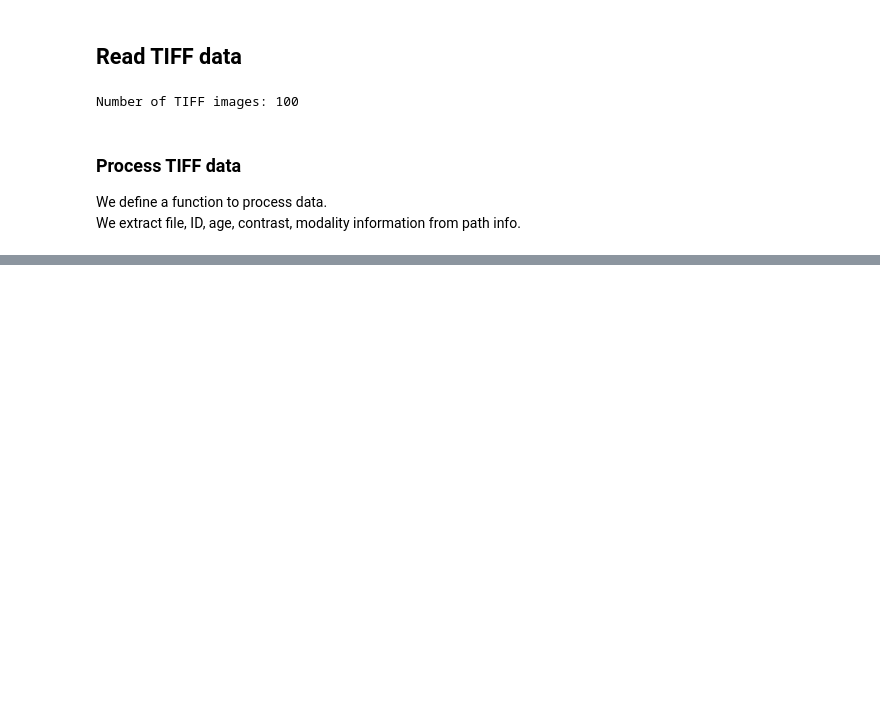
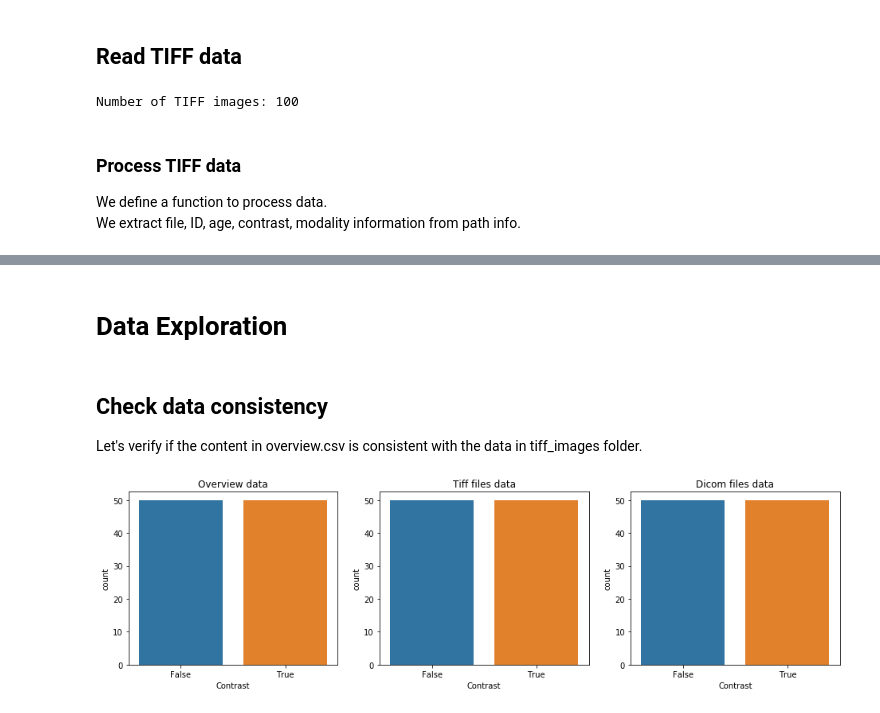
Before and after one commit to aaa34bbb56ccc/py-ct-dicom-data, a Jupyter notebook: visualize-ct-dicom-data.ipynb, the cells around one changed output, grey strips where cells are left out. Drawn from its saved outputs; the diff is of its cells as text; code cells hidden in the pictures; blank space fills up the shorter version.

```diff
--- a/visualize-ct-dicom-data.ipynb
+++ b/visualize-ct-dicom-data.ipynb
@@ -75,0 +84,2 @@ tiff_data.head()
+# %%
+dicom_data = process_data('dicom_dir/*.dcm')
@@ -75,0 +97,19 @@ tiff_data.head()
+# %% [markdown]
+<h1> Data Exploration </h1>
+# %% [markdown]
+<h2> Check data consistency </h2>
+Let's verify if the content in overview.csv is consistent with the data in tiff_images folder.
+# %%
+def countplot_comparison(feature):
+    fig, (ax1, ax2, ax3) = plt.subplots(1,3, figsize = (16, 4))
+    s1 = sns.countplot(data_df[feature], ax=ax1)
+    s1.set_title("Overview data")
+    s2 = sns.countplot(tiff_data[feature], ax=ax2)
+    s2.set_title("Tiff files data")
+    s3 = sns.countplot(dicom_data[feature], ax=ax3)
+    s3.set_title("Dicom files data")
+    plt.show()
+# %%
+countplot_comparison('Contrast')
+# %% [output]
+[figure, added]
```
Also changed, not shown: parts of 23 cells of this notebook.
